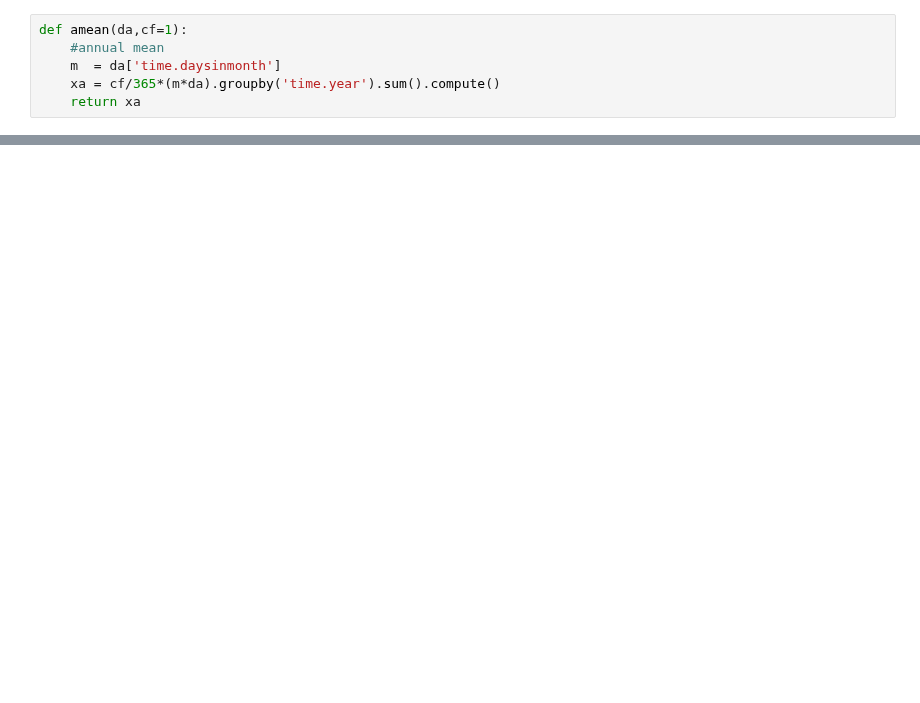
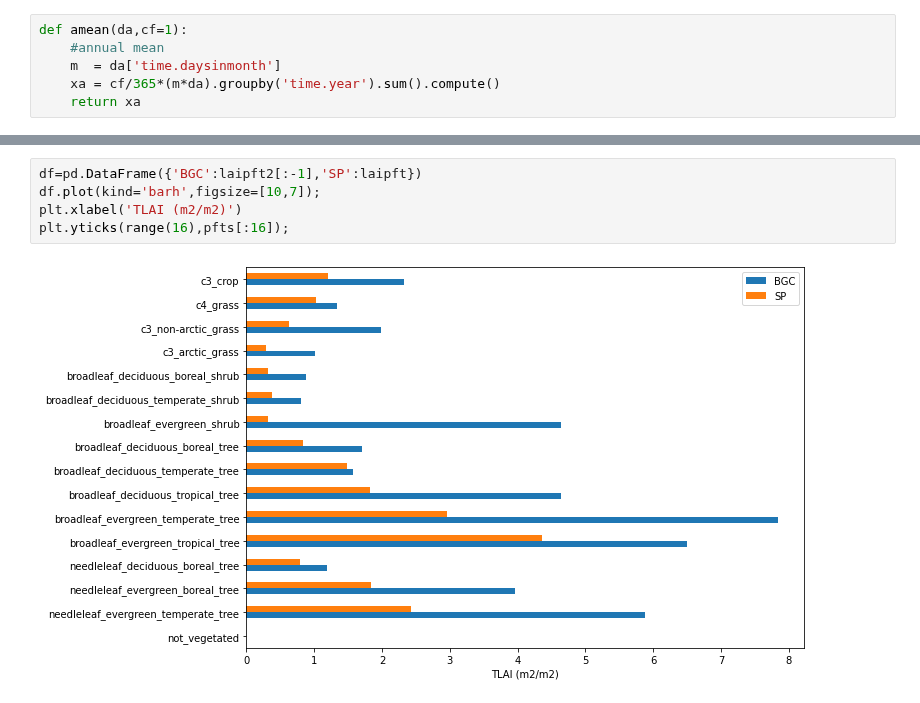
Before and after one commit to djk2120/CLM5PPE, a Jupyter notebook: pyth/pft_map.ipynb, the cells around one changed output, grey strips where cells are left out. Cells and saved outputs as stored; diff of their text form; blank space fills up the shorter version.

```diff
--- a/pyth/pft_map.ipynb
+++ b/pyth/pft_map.ipynb
@@ -209,0 +188,7 @@ plt.title('seems close enough to me');
+# %%
+df=pd.DataFrame({'BGC':laipft2[:-1],'SP':laipft})
+df.plot(kind='barh',figsize=[10,7]);
+plt.xlabel('TLAI (m2/m2)')
+plt.yticks(range(16),pfts[:16]);
+# %% [output]
+[figure, added]
```
Also changed, not shown: parts of 38 cells of this notebook.
